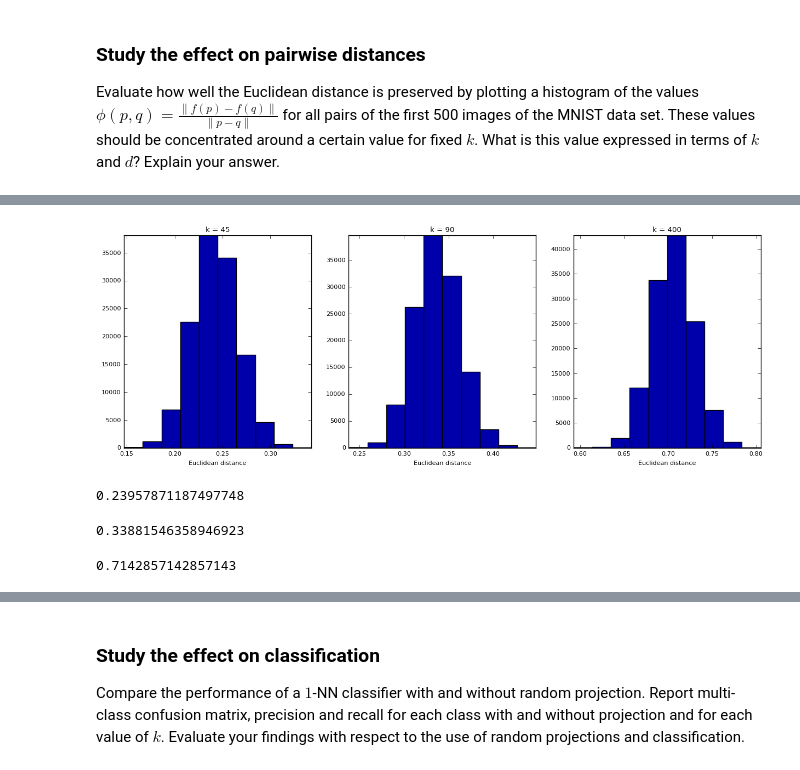
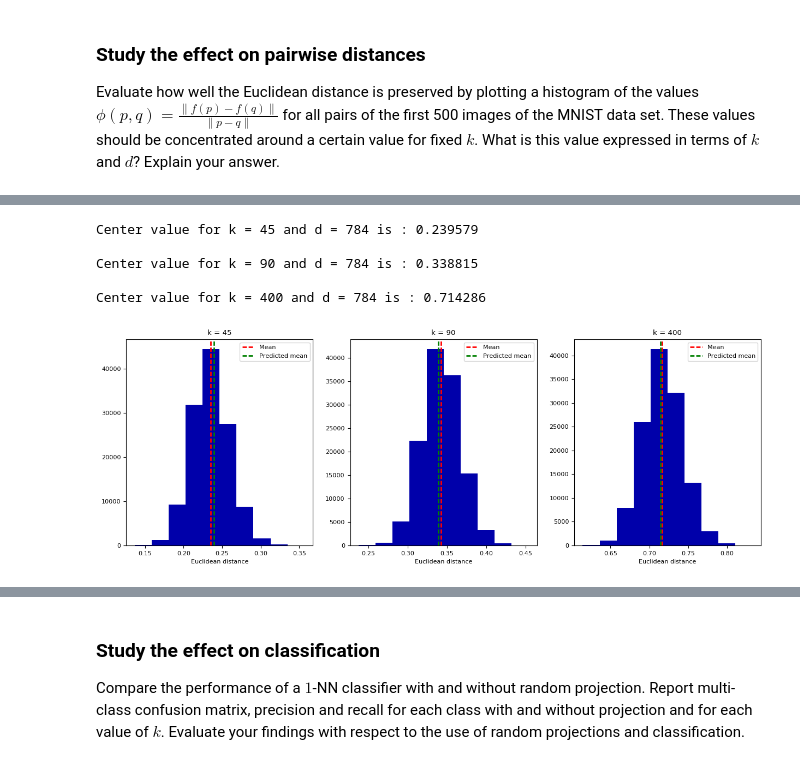
Before and after one commit to LuisArmandoPerez/Assignment_3FDM, a Jupyter notebook: Assignment 3.ipynb, the cells around one changed output, grey strips where cells are left out. Saved outputs shown, nothing was run; the diff lists cells and outputs as text; code cells hidden in the pictures.

```diff
--- a/Assignment 3.ipynb
+++ b/Assignment 3.ipynb
@@ -38,43 +65,53 @@ X, y = mnist_data.get_data(target=mnist_data.default_target_attribute);
+# %%
+# Central value calculation
+k = 45
+d = 784
+print("Center value for k = %d and d = %d is : %f\n"% (k,d,np.sqrt(k)/np.sqrt(d)))
+
+k = 90
+d = 784
+print("Center value for k = %d and d = %d is : %f\n"% (k,d,np.sqrt(k)/np.sqrt(d)))
+
+k = 400
+d = 784
+print("Center value for k = %d and d = %d is : %f\n"% (k,d,np.sqrt(k)/np.sqrt(d)))
+# %% [output]
+Center value for k = 45 and d = 784 is : 0.239579
+
+Center value for k = 90 and d = 784 is : 0.338815
+
+Center value for k = 400 and d = 784 is : 0.714286
 # %%
 # create subplot
 fig, axs = plt.subplots(1,3, figsize=(15,5))
 axs = axs.ravel()
 
 d=784;
 end = 500;
 
 for k, ax in zip([45, 90, 400], axs):
-    # Randomly sample with probability 1/2
-    R=np.random.randint(0,2,size=(k,d))
-    R[R==0]=-1
-    R = R*(1/np.sqrt(d))
+    # Matrix R
+    R=np.random.randint(0,2,size=(k,d)) # Randomly sample with probability 1/2
+    R[R==0]=-1 #Matrix values in {-1,1}
+    R = R*(1/np.sqrt(d)) #Replacement with +/- 1/sqrt(d)
 
     phi=[];
     for i in range(end):
         for j in np.arange(i+1, end, step=1):
+            #Transform data points pairwise. Calculate distance
             transf = np.linalg.norm(R.dot(X[i])-R.dot(X[j]),2)
+            #Distance of data points pairwise.
             original = np.linalg.norm(X[i]-X[j],2)
+            #Calculate phi
             phi.append((transf/original))
+    #Plot histogram
     ax.hist(phi);
     ax.set_title('k = %d' %k)
     ax.set_xlabel('Euclidean distance')
     ax.axis('tight')
+    ax.axvline(np.array(phi).mean(), label="Mean ",color='r', linestyle='dashed', linewidth=2)
+    ax.axvline(np.sqrt(k/d), color='g', label="Predicted mean",linestyle='dashed', linewidth=2)
+    ax.legend()
 plt.show();
 # %% [output]
-[figure, old version]
+[figure, new version]
-# %%
-k = 45
-d = 784
-np.sqrt(k)/np.sqrt(d)
-
-k = 90
-d = 784
-np.sqrt(k)/np.sqrt(d)
-
-k = 400
-d = 784
-np.sqrt(k)/np.sqrt(d)
-# %% [output]
-0.23957871187497748
-0.33881546358946923
-0.7142857142857143
```
Also changed, not shown: parts of 3 cells of this notebook.
